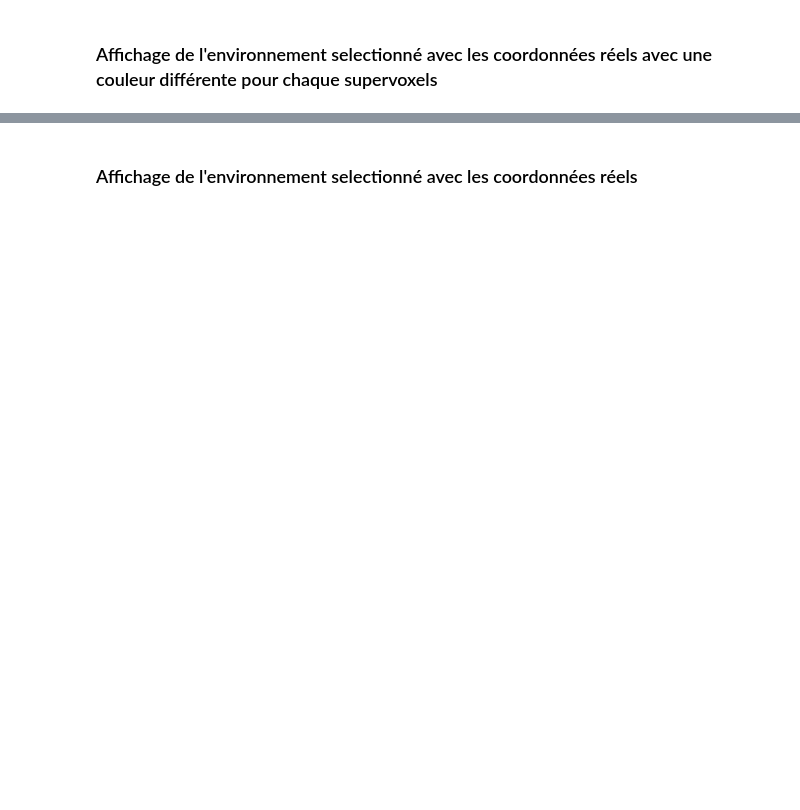
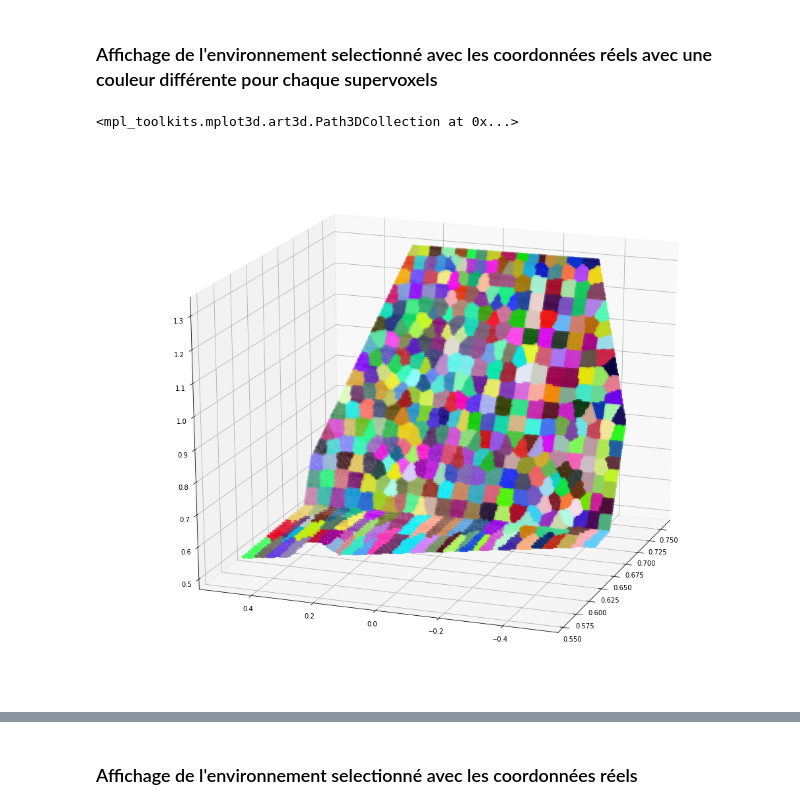
Before and after one commit to GeraudMM/Real-PR2-clustering-dynamique-pour-la-d-tection-et-le-suivi-d-objets-en-perception-interactive, a Jupyter notebook: classification/Online PR2.ipynb, the cells around one changed output, grey strips where cells are left out. Cells and saved outputs as stored; diff of their text form; code cells hidden in the pictures; blank space fills up the shorter version.

```diff
--- a/classification/Online PR2.ipynb
+++ b/classification/Online PR2.ipynb
@@ -417,22 +442,25 @@ ax.scatter(X2, Y2, Z2, c='yellow',linewidths = 4, marker='.')
 # %%
 segmented = mydisplay.read_xyzrgbls(paths_to_output+str(nomDossier)+"/vccs/vccs_scene"+str(numeroDeScene)+"iter"+numIter+".xyzrgbls")
 
 X,Y,Z = [],[],[]
 for i in range(len(segmented)):
-    X.append(2-segmented[i][2]/pow(256,3)-0.6)
-    Y.append(-(segmented[i][1]/pow(256,3))+0.5)
-    Z.append(2-segmented[i][0]/pow(256,3)-0.6)
+    X.append(1.3-segmented[i][2]/pow(256,3))
+    Y.append(0.5-(segmented[i][1]/pow(256,3)))
+    Z.append(1.3-segmented[i][0]/pow(256,3))
 
 colors = []
 for i in range (3000):
     colors.append((random.uniform(0,1), random.uniform(0,1), random.uniform(0,1), 1.0))
 colors = np.array(colors)
 
 categories = []
 for i in range(len(segmented)):
     categories.append(int(segmented[i][-1]))
 
 fig = plt.figure(figsize = (18,15))
 ax = fig.gca(projection='3d')
 ax.view_init(20, 200)
 ax.scatter(X, Y, Z, c=colors[categories], marker='o')
+# %% [output]
+<mpl_toolkits.mplot3d.art3d.Path3DCollection at 0x...>
+[figure, added]
```
Also changed, not shown: parts of 12 cells of this notebook.
